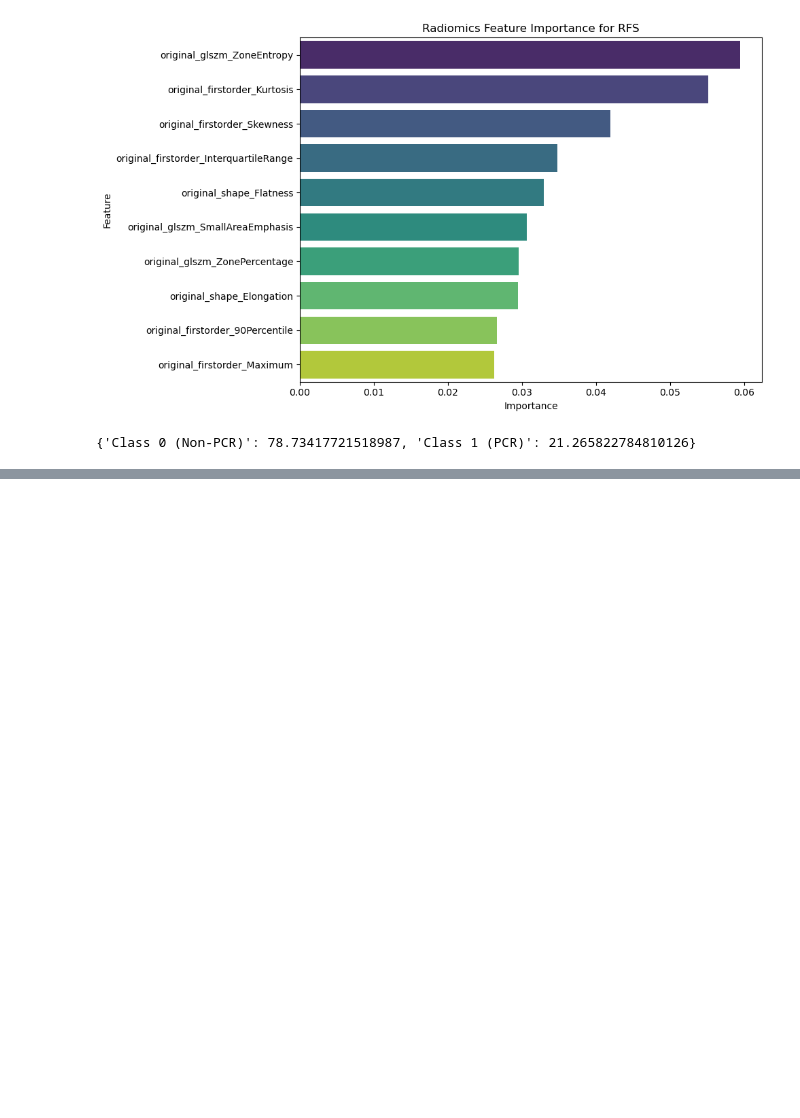
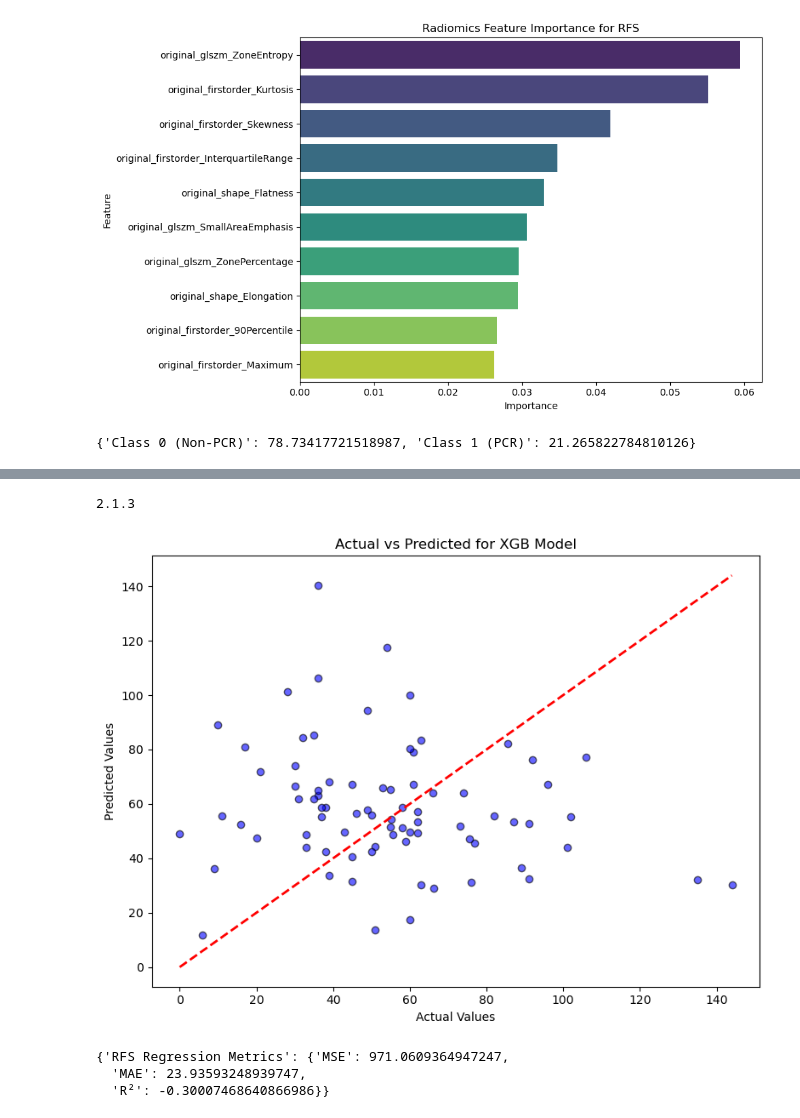
Before and after one commit to abuqaiselegant/BreastCancerPrediction_ML_Coursework, a Jupyter notebook: Assignment2_SJF.ipynb, the cells around one changed output, grey strips where cells are left out. Cells and saved outputs as stored; diff of their text form; code cells hidden in the pictures; blank space fills up the shorter version.

```diff
--- a/Assignment2_SJF.ipynb
+++ b/Assignment2_SJF.ipynb
@@ -663,0 +671,53 @@ plot_actual_vs_predicted(y_test_rfs, y_pred_rfs, title="Actual vs Predicted for
+# %%
+import xgboost as xgb
+print(xgb.__version__)  # Should print the installed version
+from xgboost import XGBRegressor
+
+xgb_model = XGBRegressor(random_state=42)
+xgb_model.fit(X_train_clinical_rfs, y_train_rfs)
+y_pred_rfs_xgb = xgb_model.predict(X_test_clinical_rfs)
+
+
+# Plot actual vs predicted values for the XGBoost regression model
+def plot_actual_vs_predicted(y_actual, y_predicted, title="Actual vs Predicted"):
+    """
+    Plot the actual vs. predicted values for a regression model.
+    Args:
+        y_actual: Actual target values.
+        y_predicted: Predicted target values.
+        title: Title of the plot.
+    """
+    plt.figure(figsize=(8, 6))
+    plt.scatter(y_actual, y_predicted, alpha=0.6, color='blue', edgecolor='k')
+    plt.plot([y_actual.min(), y_actual.max()], [y_actual.min(), y_actual.max()], 'r--', lw=2)
+    plt.title(title)
+    plt.xlabel("Actual Values")
+    plt.ylabel("Predicted Values")
+    plt.tight_layout()
+    plt.show()
+
+# Call the function to visualize RFS regression performance
+plot_actual_vs_predicted(y_test_rfs, y_pred_rfs_xgb, title="Actual vs Predicted for XGB Model")
+
+# RFS (Regression)
+y_pred_rfs = rf_regressor.predict(X_test_clinical_rfs)
+mse_rfs = mean_squared_error(y_test_rfs, y_pred_rfs)
+mae_rfs = mean_absolute_error(y_test_rfs, y_pred_rfs)
+r2_rfs = r2_score(y_test_rfs, y_pred_rfs)
+
+# Display results
+results = {
+    "RFS Regression Metrics": {
+        "MSE": mse_rfs,
+        "MAE": mae_rfs,
+        "R²": r2_rfs
+    }
+}
+
+results
+# %% [output]
+2.1.3
+[figure, added]
+{'RFS Regression Metrics': {'MSE': 971.0609364947247,
+  'MAE': 23.93593248939747,
+  'R²': -0.30007468640866986}}
```
Also changed, not shown: parts of 13 cells of this notebook.
